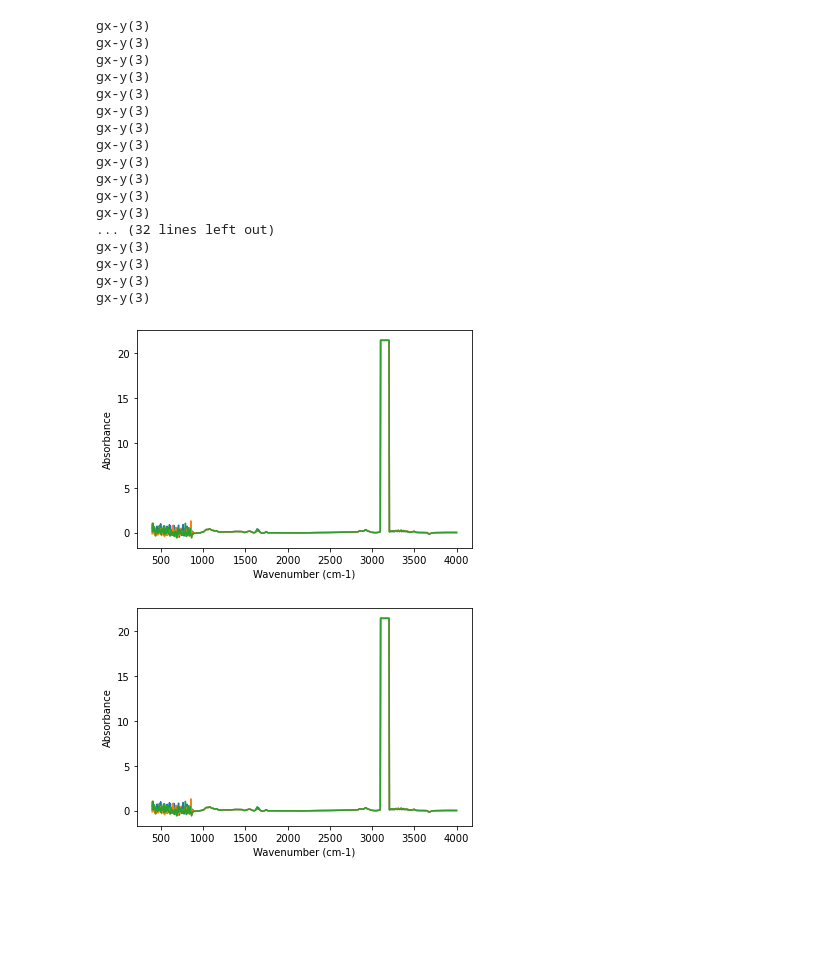
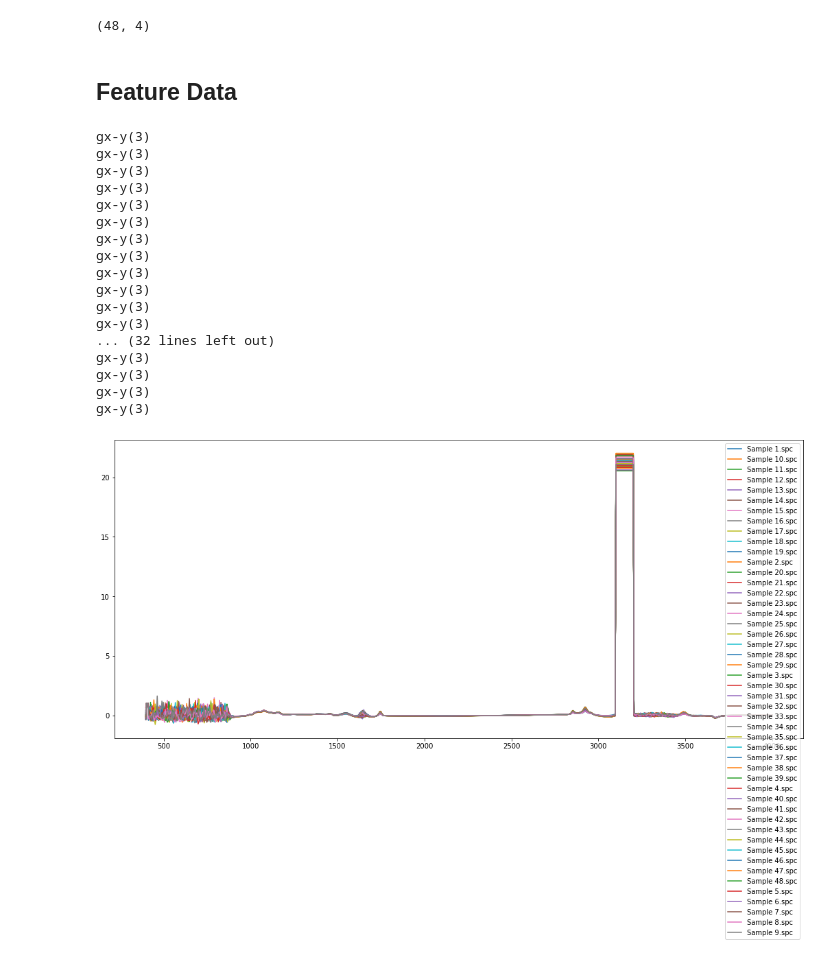
Before and after one commit to asscherhofstede/Koemelk-analyse, a Jupyter notebook: koemelk_uitwerking.ipynb, the cells around one changed output. Saved outputs shown, nothing was run; the diff lists cells and outputs as text; code cells hidden in the pictures; blank space fills up the shorter version.

Commit message:
data_understanding

```diff
--- a/koemelk_uitwerking.ipynb
+++ b/koemelk_uitwerking.ipynb
@@ -5,25 +43,37 @@ from pyspectra.readers.read_spc import read_spc_dir
+# %%
+label_data.head()
+print(label_data.shape)
+# %% [output]
+(48, 4)
+# %% [markdown]
+## Feature Data
 # %%
-df_spc, dict_spc=read_spc_dir('.\Spectra')
+from pyspectra.readers.read_spc import read_spc_dir
+
+df_spc, dict_spc=read_spc_dir('Spectra')
+
+f, ax =plt.subplots(1, figsize=(18,8))
+ax.plot(df_spc.transpose())
+plt.xlabel("nm")
+plt.ylabel("Abs")
+ax.legend(labels= list(df_spc.transpose().columns))
+plt.show()
 # %% [output]
 gx-y(3)
 gx-y(3)
 gx-y(3)
 gx-y(3)
 gx-y(3)
 gx-y(3)
 gx-y(3)
 gx-y(3)
 gx-y(3)
 gx-y(3)
 gx-y(3)
 gx-y(3)
 ... (32 lines left out)
 gx-y(3)
 gx-y(3)
 gx-y(3)
 gx-y(3)
+[figure, added]
-# %%
-f.plot()
-# %% [output]
-[figure, removed]
-[figure, removed]
```
Also changed, not shown: parts of 16 cells of this notebook, 1 other file.
